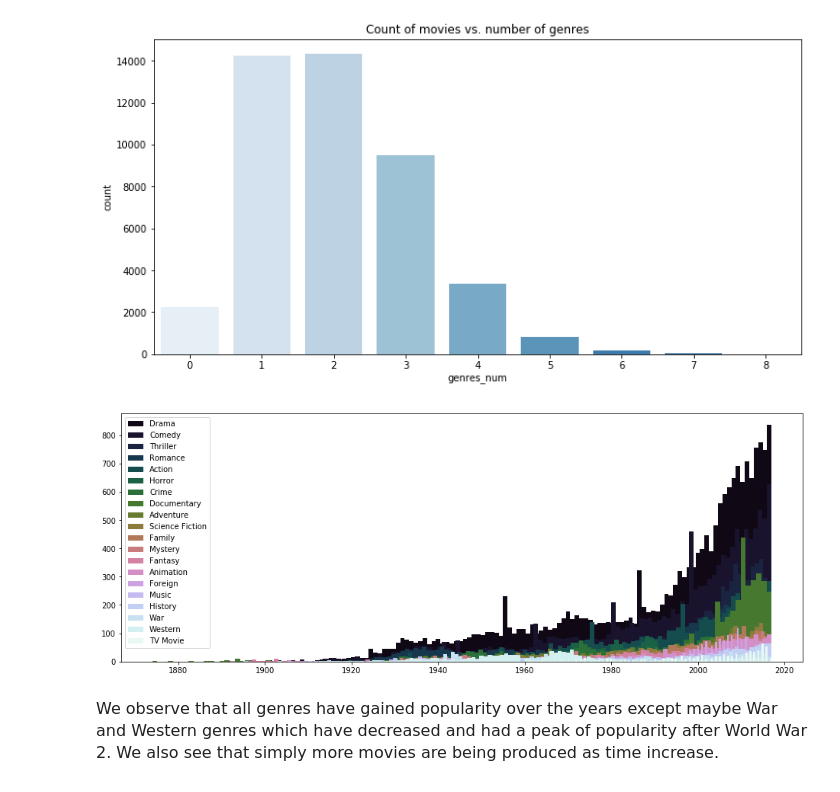
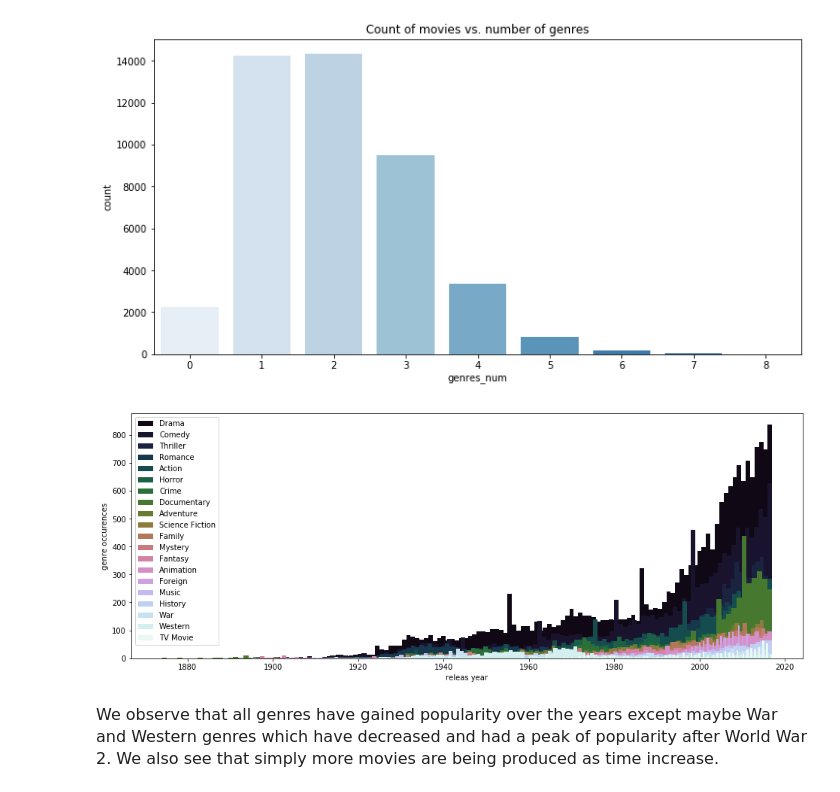
Before and after one commit to wvmrtn/data-science-in-practice, a Jupyter notebook: Project/eda.ipynb, the cells around one changed output. Cells and saved outputs as stored; diff of their text form; code cells hidden in the pictures.

```diff
--- a/Project/eda.ipynb
+++ b/Project/eda.ipynb
@@ -334,14 +336,17 @@ _ = ax.set_title('Count of movies vs. number of genres')
 # %%
 # plot some data on genres
 fig, ax = plt.subplots(figsize = (16, 6))
 genres_name_year = movies.filter(regex = '(genres_name_.*)|release_year')
 genres_name = movies.filter(regex = 'genres_name_.*')
 for i, genre in enumerate(genres_name_stacked.value_counts().index):
     temp = genres_name_year[(genres_name_year[genres_name.columns] == genre).any(axis = 1)]
-    ax.hist(temp['release_year'], 120, stacked = True, color = genres_palette[i], label = genre)
+    ax.hist(temp['release_year'], 120, stacked = True, color = genres_palette[i], label = genre,
+            range = (temp['release_year'].min(), temp['release_year'].max()))
 _ = plt.legend()
+_ = ax.set_xlabel('releas year')
+_ = ax.set_ylabel('genre occurences')
 # %% [output]
-[figure, old version]
+[figure, new version]
 # %% [markdown]
 <font size="3">We observe that all genres have gained popularity over the years except maybe War and Western genres which have decreased and had a peak of popularity after World War 2. We also see that simply more movies are being produced as time increase.</font>
 # %% [markdown]
```
Also changed, not shown: parts of 15 cells of this notebook, 1 other file.
